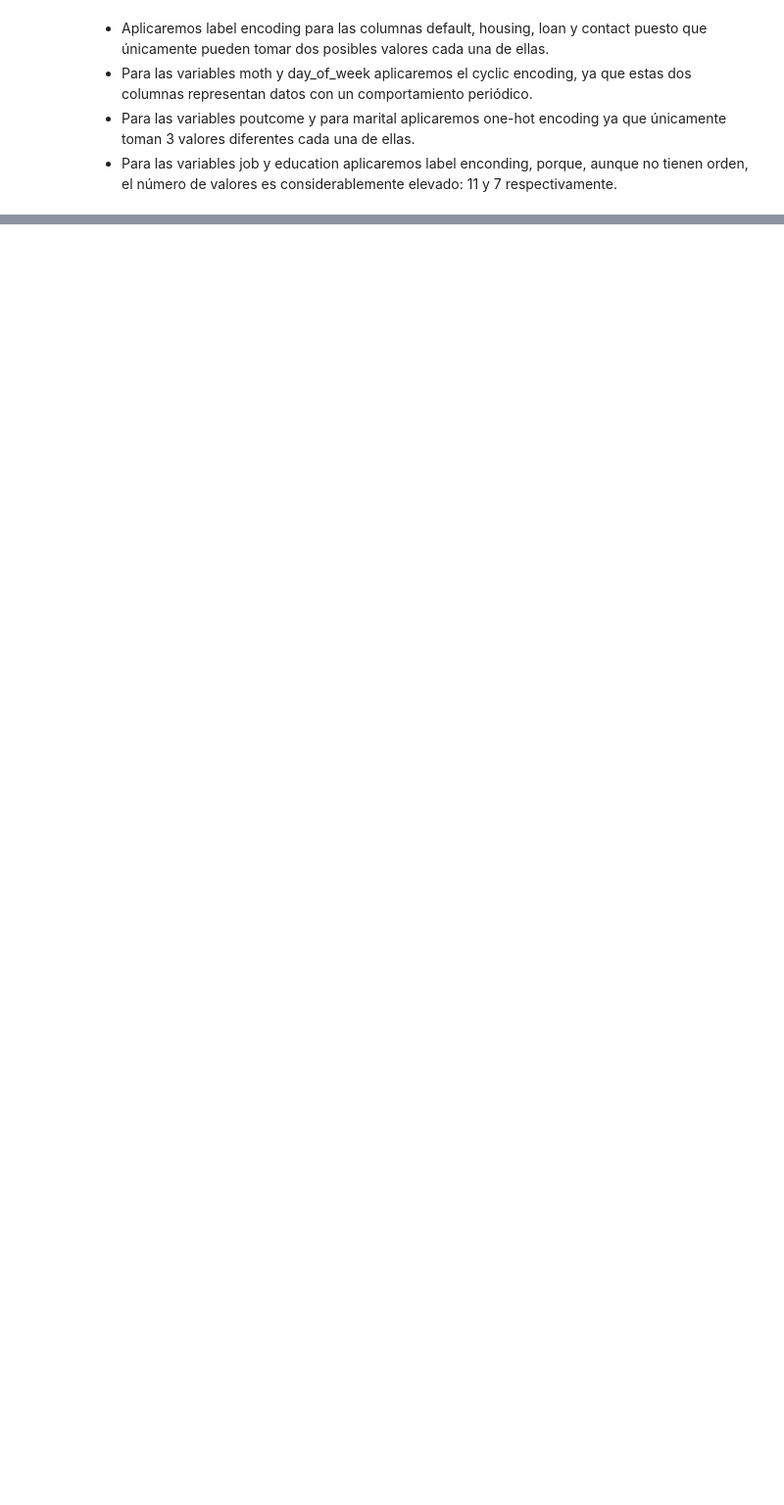
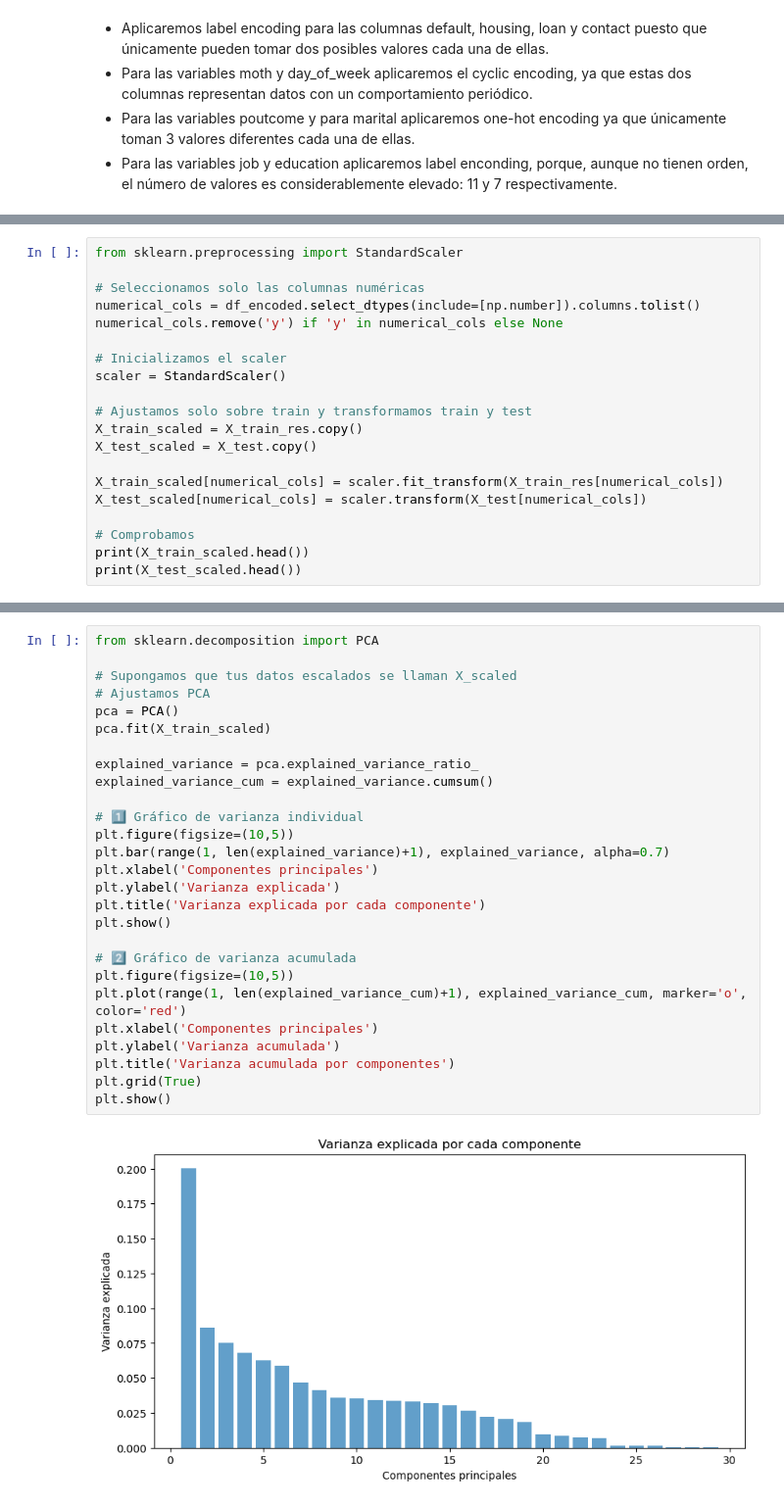
Before and after one commit to Victor-Marcos/Data-mining, a Jupyter notebook: Tarea.ipynb, the cells around one changed output, grey strips where cells are left out. Shown at 98% size. Saved outputs shown, nothing was run; the diff lists cells and outputs as text; blank space fills up the shorter version.

```diff
--- a/Tarea.ipynb
+++ b/Tarea.ipynb
@@ -627,0 +796,20 @@ Transformaciones aplicadas. Dataset final:
+# %%
+from sklearn.preprocessing import StandardScaler
+
+# Seleccionamos solo las columnas numéricas
+numerical_cols = df_encoded.select_dtypes(include=[np.number]).columns.tolist()
+numerical_cols.remove('y') if 'y' in numerical_cols else None
+
+# Inicializamos el scaler
+scaler = StandardScaler()
+
+# Ajustamos solo sobre train y transformamos train y test
+X_train_scaled = X_train_res.copy()
+X_test_scaled = X_test.copy()
+
+X_train_scaled[numerical_cols] = scaler.fit_transform(X_train_res[numerical_cols])
+X_test_scaled[numerical_cols] = scaler.transform(X_test[numerical_cols])
+
+# Comprobamos
+print(X_train_scaled.head())
+print(X_test_scaled.head())
@@ -629,0 +836,29 @@ Transformaciones aplicadas. Dataset final:
+# %%
+from sklearn.decomposition import PCA
+
+# Supongamos que tus datos escalados se llaman X_scaled
+# Ajustamos PCA
+pca = PCA()
+pca.fit(X_train_scaled)
+
+explained_variance = pca.explained_variance_ratio_
+explained_variance_cum = explained_variance.cumsum()
+
+# 1️⃣ Gráfico de varianza individual
+plt.figure(figsize=(10,5))
+plt.bar(range(1, len(explained_variance)+1), explained_variance, alpha=0.7)
+plt.xlabel('Componentes principales')
+plt.ylabel('Varianza explicada')
+plt.title('Varianza explicada por cada componente')
+plt.show()
+
+# 2️⃣ Gráfico de varianza acumulada
+plt.figure(figsize=(10,5))
+plt.plot(range(1, len(explained_variance_cum)+1), explained_variance_cum, marker='o', color='red')
+plt.xlabel('Componentes principales')
+plt.ylabel('Varianza acumulada')
+plt.title('Varianza acumulada por componentes')
+plt.grid(True)
+plt.show()
+# %% [output]
+[figure, added]
```
Also changed, not shown: parts of 30 cells of this notebook.
